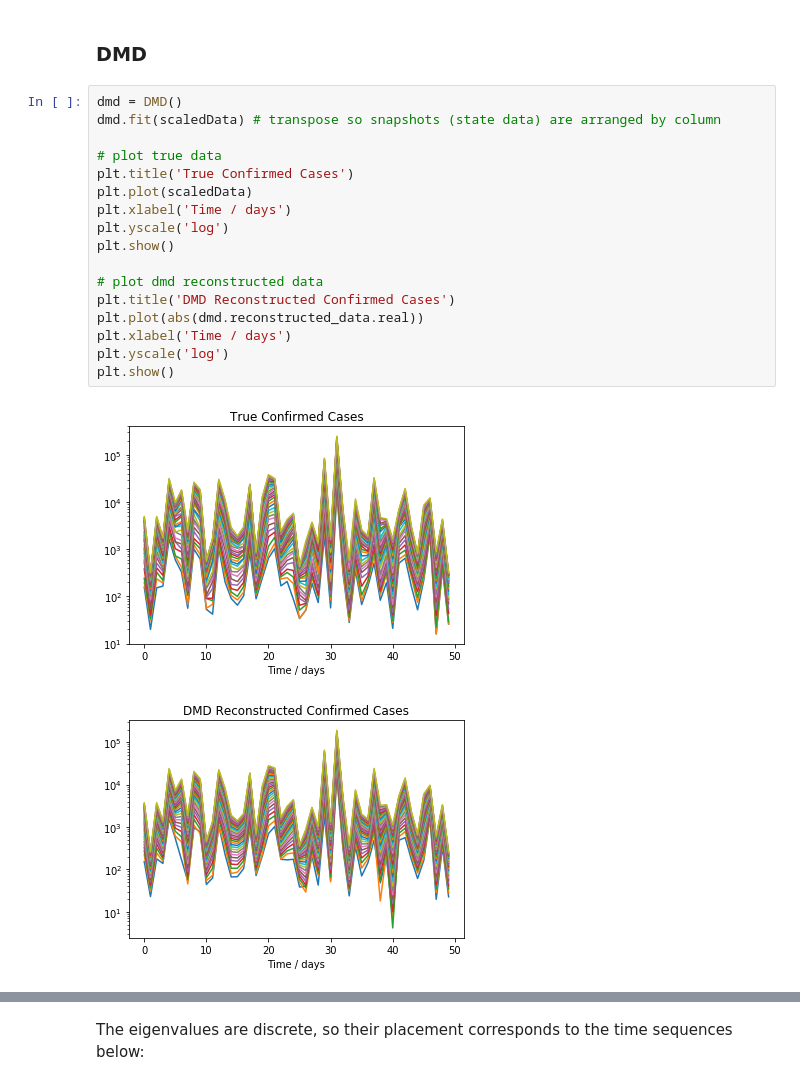
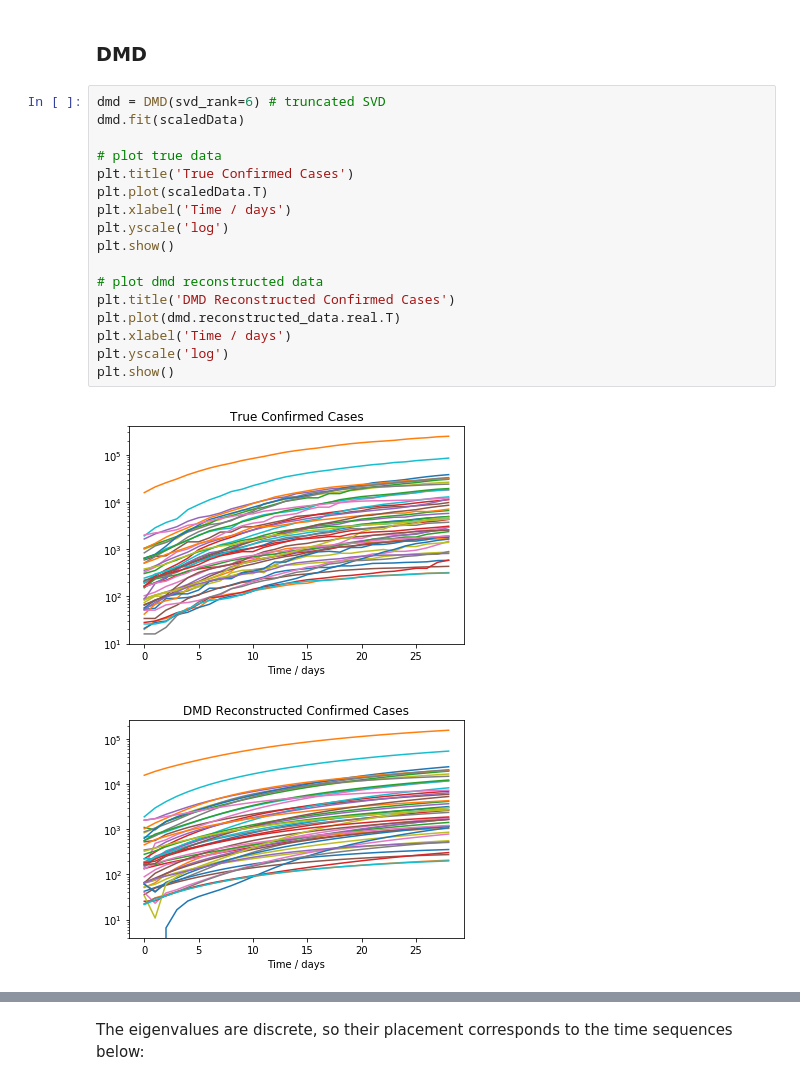
Before and after one commit to JuliaBriden/coronavirus-dmdc, a Jupyter notebook: US State Data.ipynb, the cells around one changed output, grey strips where cells are left out. Saved outputs shown, nothing was run; the diff lists cells and outputs as text.

Commit message:
Fixed graphs

```diff
--- a/US State Data.ipynb
+++ b/US State Data.ipynb
@@ -210,25 +212,25 @@ array([[ 157,  196,  242, ..., 4571, 4712, 4888],
 # %% [markdown]
 ### DMD
 # %%
-dmd = DMD()
-dmd.fit(scaledData) # transpose so snapshots (state data) are arranged by column
+dmd = DMD(svd_rank=6) # truncated SVD
+dmd.fit(scaledData)
 
 # plot true data
 plt.title('True Confirmed Cases')
-plt.plot(scaledData)
+plt.plot(scaledData.T)
 plt.xlabel('Time / days')
 plt.yscale('log')
 plt.show()
 
 # plot dmd reconstructed data
 plt.title('DMD Reconstructed Confirmed Cases')
-plt.plot(abs(dmd.reconstructed_data.real))
+plt.plot(dmd.reconstructed_data.real.T)
 plt.xlabel('Time / days')
 plt.yscale('log')
 plt.show()
 # %% [output]
-[figure, old version]
+[figure, new version]
-[figure, old version]
+[figure, new version]
 # %%
 # eigenvalues of low dim operator
 
```
Also changed, not shown: parts of 7 cells of this notebook.
